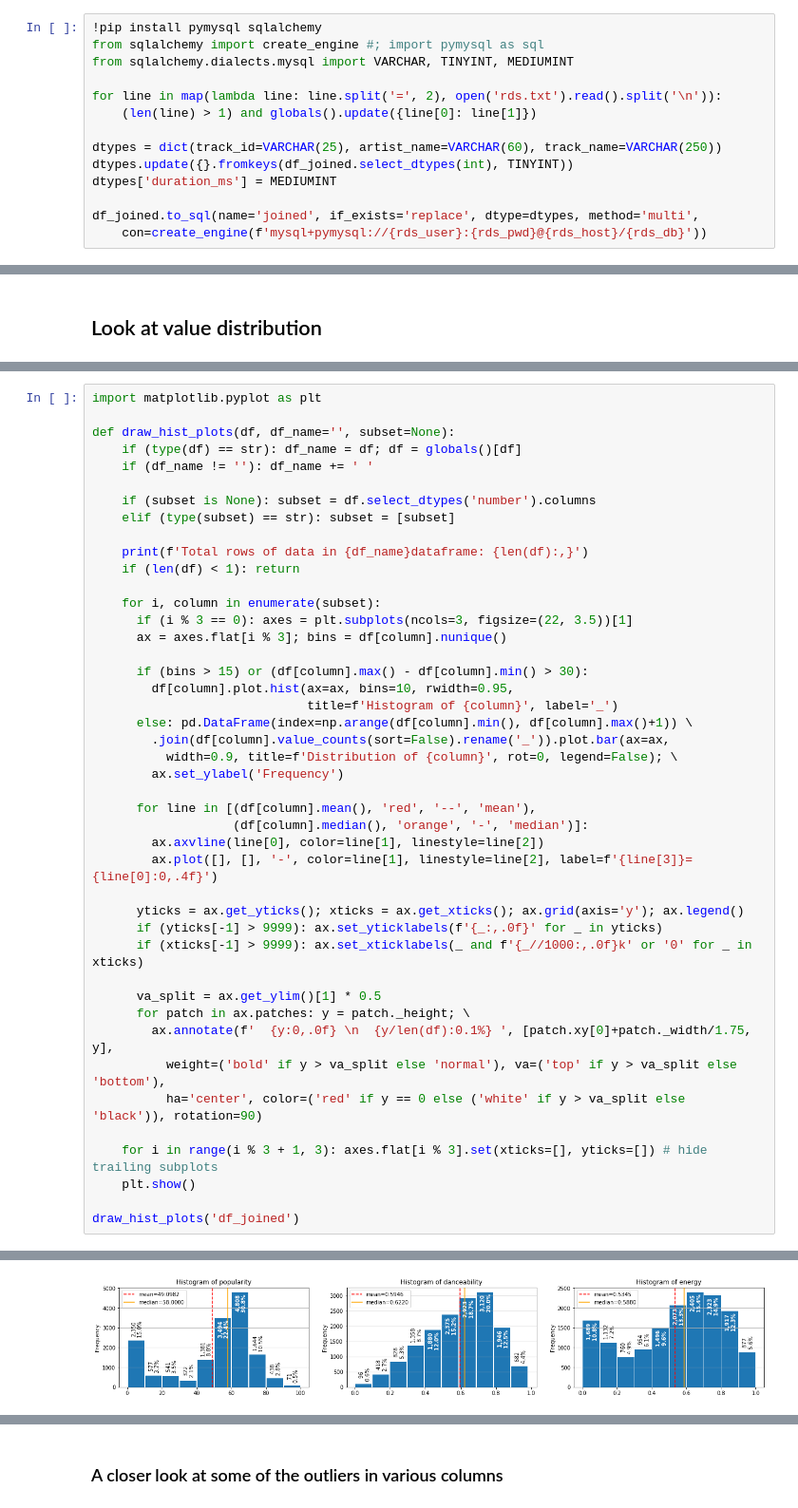
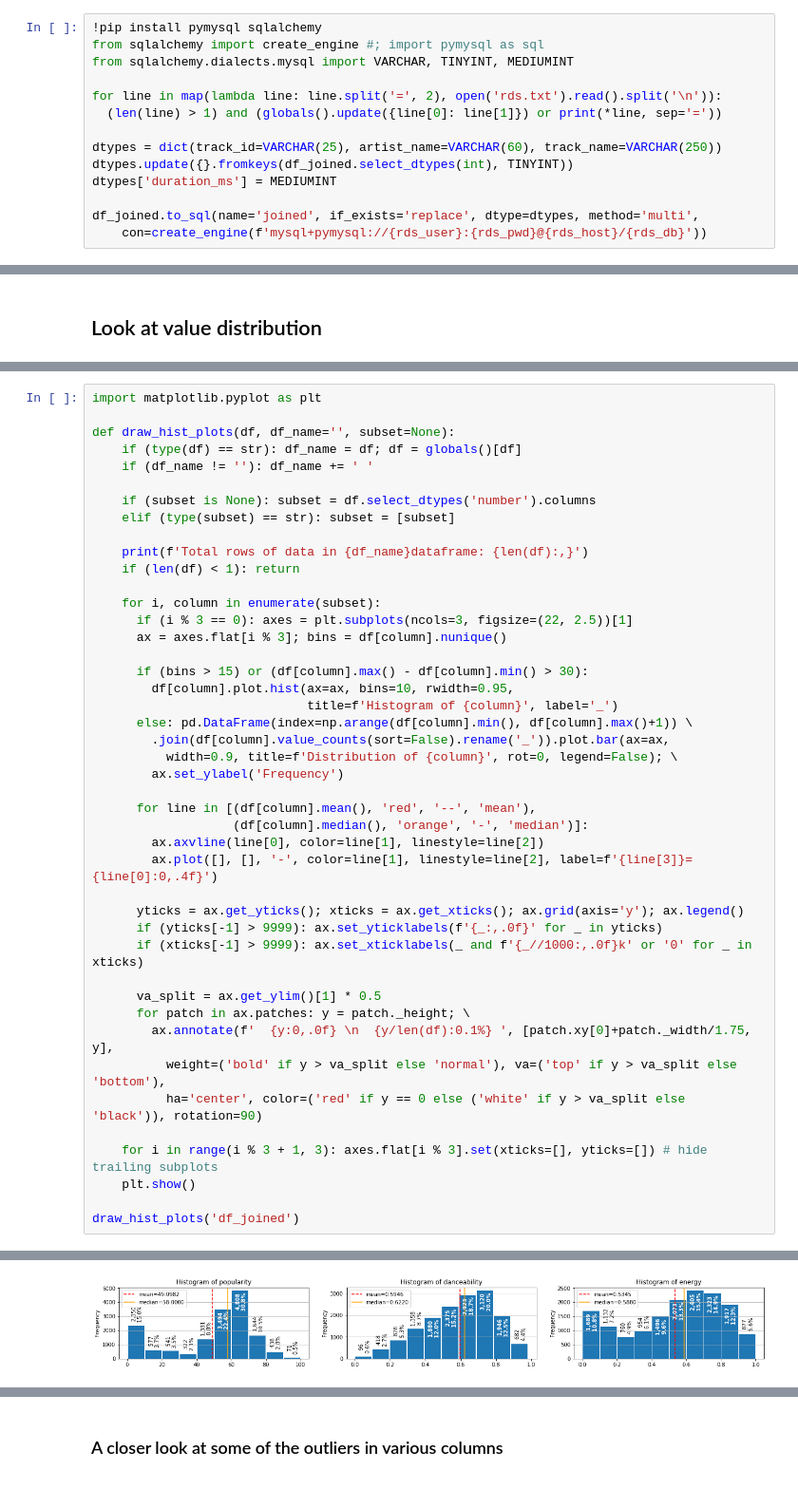
Before and after one commit to jgo-DA/CoS_AWS, a Jupyter notebook: EDA.ipynb, the cells around one changed output, grey strips where cells are left out. Shown at 95% size. Saved outputs shown, nothing was run; the diff lists cells and outputs as text.

```diff
--- a/EDA.ipynb
+++ b/EDA.ipynb
@@ -197,7 +218,7 @@ from sqlalchemy import create_engine #; import pymysql as sql
 from sqlalchemy.dialects.mysql import VARCHAR, TINYINT, MEDIUMINT
 
 for line in map(lambda line: line.split('=', 2), open('rds.txt').read().split('\n')):
-    (len(line) > 1) and globals().update({line[0]: line[1]})
+  (len(line) > 1) and (globals().update({line[0]: line[1]}) or print(*line, sep='='))
 
 dtypes = dict(track_id=VARCHAR(25), artist_name=VARCHAR(60), track_name=VARCHAR(250))
 dtypes.update({}.fromkeys(df_joined.select_dtypes(int), TINYINT))
@@ -298,36 +323,36 @@ def draw_hist_plots(df, df_name='', subset=None):
     if (len(df) < 1): return
 
     for i, column in enumerate(subset):
-      if (i % 3 == 0): axes = plt.subplots(ncols=3, figsize=(22, 3.5))[1]
+      if (i % 3 == 0): axes = plt.subplots(ncols=3, figsize=(22, 2.5))[1]
       ax = axes.flat[i % 3]; bins = df[column].nunique()
 
       if (bins > 15) or (df[column].max() - df[column].min() > 30):
         df[column].plot.hist(ax=ax, bins=10, rwidth=0.95,
                              title=f'Histogram of {column}', label='_')
       else: pd.DataFrame(index=np.arange(df[column].min(), df[column].max()+1)) \
         .join(df[column].value_counts(sort=False).rename('_')).plot.bar(ax=ax,
           width=0.9, title=f'Distribution of {column}', rot=0, legend=False); \
         ax.set_ylabel('Frequency')
 
       for line in [(df[column].mean(), 'red', '--', 'mean'),
                    (df[column].median(), 'orange', '-', 'median')]:
         ax.axvline(line[0], color=line[1], linestyle=line[2])
         ax.plot([], [], '-', color=line[1], linestyle=line[2], label=f'{line[3]}={line[0]:0,.4f}')
 
       yticks = ax.get_yticks(); xticks = ax.get_xticks(); ax.grid(axis='y'); ax.legend()
       if (yticks[-1] > 9999): ax.set_yticklabels(f'{_:,.0f}' for _ in yticks)
       if (xticks[-1] > 9999): ax.set_xticklabels(_ and f'{_//1000:,.0f}k' or '0' for _ in xticks)
 
       va_split = ax.get_ylim()[1] * 0.5
       for patch in ax.patches: y = patch._height; \
         ax.annotate(f'  {y:0,.0f} \n  {y/len(df):0.1%} ', [patch.xy[0]+patch._width/1.75, y],
           weight=('bold' if y > va_split else 'normal'), va=('top' if y > va_split else 'bottom'),
           ha='center', color=('red' if y == 0 else ('white' if y > va_split else 'black')), rotation=90)
 
     for i in range(i % 3 + 1, 3): axes.flat[i % 3].set(xticks=[], yticks=[]) # hide trailing subplots
     plt.show()
 
 draw_hist_plots('df_joined')
 # %% [output]
 Total rows of data in df_joined dataframe: 15,626
-[figure, old version]
+[figure, new version]
```
Also changed, not shown: parts of 24 cells of this notebook, 2 other files.
